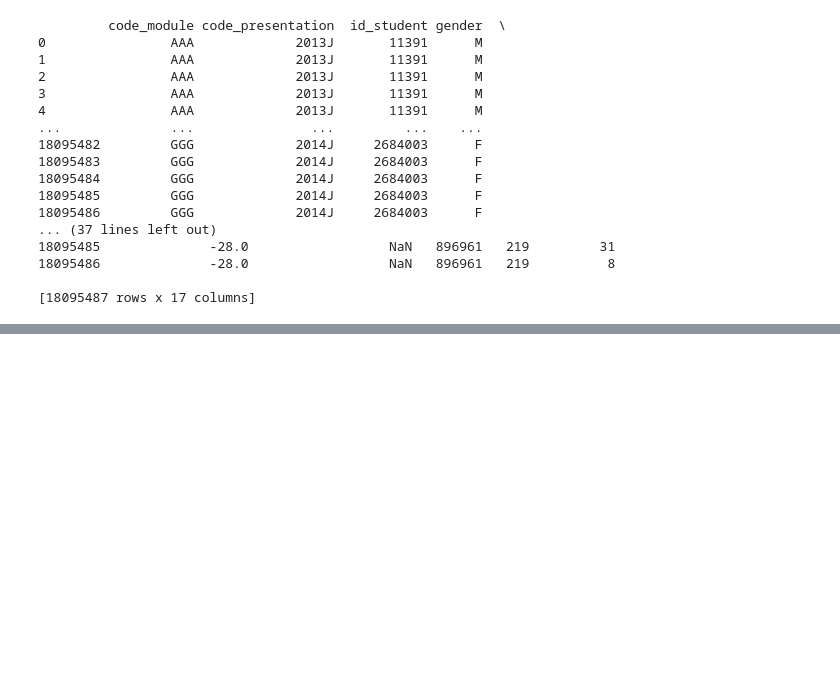
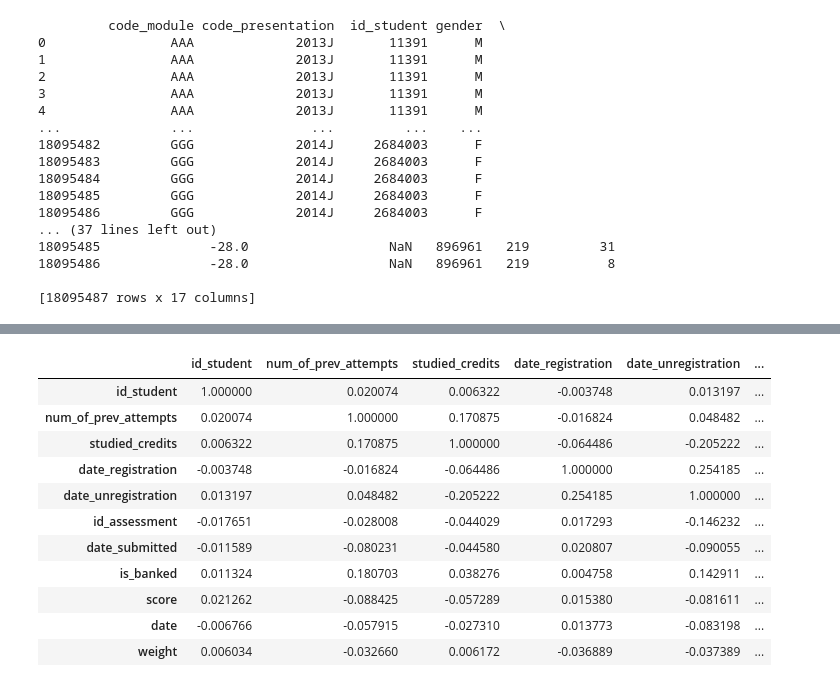
Before and after one commit to abhi12ravi/ai-education, a Jupyter notebook: correlation-matrix.ipynb, the cells around one changed output, grey strips where cells are left out. Drawn from its saved outputs; the diff is of its cells as text; code cells hidden in the pictures; blank space fills up the shorter version.

Commit message:
Merges all 5 CSVs and plots correlation matrix

```diff
--- a/correlation-matrix.ipynb
+++ b/correlation-matrix.ipynb
@@ -285,0 +302,20 @@ MemoryError: Unable to allocate 4.43 GiB for an array with shape (3, 198206987)
+# %%
+# Calculate correlation
+open_learning_dataset = merged_5_tables
+
+open_learning_dataset_corr = open_learning_dataset.corr()
+
+open_learning_dataset_corr
+# %% [output]
+|  | id_student | num_of_prev_attempts | studied_credits | date_registration | date_unregistration | ... |
+| id_student | 1.000000 | 0.020074 | 0.006322 | -0.003748 | 0.013197 | ... |
+| num_of_prev_attempts | 0.020074 | 1.000000 | 0.170875 | -0.016824 | 0.048482 | ... |
+| studied_credits | 0.006322 | 0.170875 | 1.000000 | -0.064486 | -0.205222 | ... |
+| date_registration | -0.003748 | -0.016824 | -0.064486 | 1.000000 | 0.254185 | ... |
+| date_unregistration | 0.013197 | 0.048482 | -0.205222 | 0.254185 | 1.000000 | ... |
+| id_assessment | -0.017651 | -0.028008 | -0.044029 | 0.017293 | -0.146232 | ... |
+| date_submitted | -0.011589 | -0.080231 | -0.044580 | 0.020807 | -0.090055 | ... |
+| is_banked | 0.011324 | 0.180703 | 0.038276 | 0.004758 | 0.142911 | ... |
+| score | 0.021262 | -0.088425 | -0.057289 | 0.015380 | -0.081611 | ... |
+| date | -0.006766 | -0.057915 | -0.027310 | 0.013773 | -0.083198 | ... |
+| weight | 0.006034 | -0.032660 | 0.006172 | -0.036889 | -0.037389 | ... |
```
Also changed, not shown: parts of 2 cells of this notebook.
